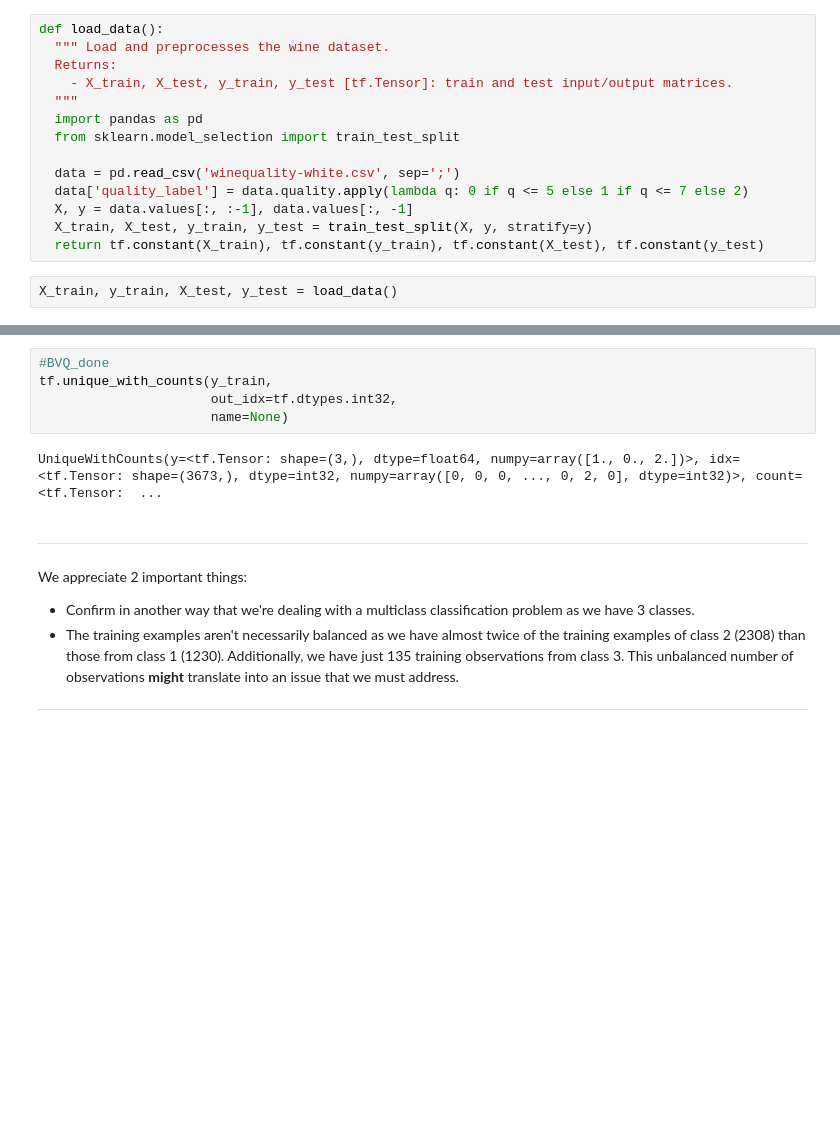
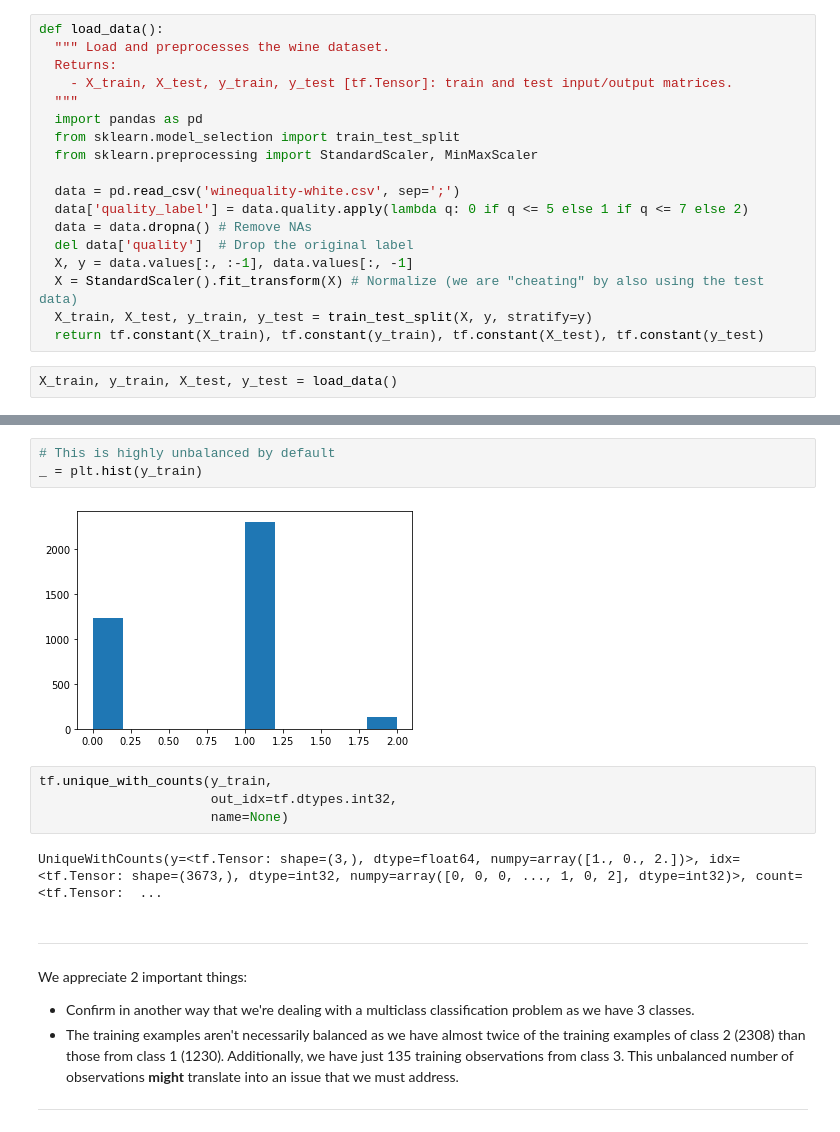
Before and after one commit to brauliovillalobos/NeuralNetworksforDataScience, a Jupyter notebook: Assignment_1_NeuralNetworkCalibration/NNDS_2022_Homework_VillalobosQuiros_Braulio_1999250.ipynb, the cells around one changed output, grey strips where cells are left out. Cells and saved outputs as stored; diff of their text form; blank space fills up the shorter version.

```diff
--- a/Assignment_1_NeuralNetworkCalibration/NNDS_2022_Homework_VillalobosQuiros_Braulio_1999250.ipynb
+++ b/Assignment_1_NeuralNetworkCalibration/NNDS_2022_Homework_VillalobosQuiros_Braulio_1999250.ipynb
@@ -60,10 +63,14 @@ def load_data():
   """
   import pandas as pd
   from sklearn.model_selection import train_test_split
+  from sklearn.preprocessing import StandardScaler, MinMaxScaler
 
   data = pd.read_csv('winequality-white.csv', sep=';')
   data['quality_label'] = data.quality.apply(lambda q: 0 if q <= 5 else 1 if q <= 7 else 2)
+  data = data.dropna() # Remove NAs
+  del data['quality']  # Drop the original label
   X, y = data.values[:, :-1], data.values[:, -1]
+  X = StandardScaler().fit_transform(X) # Normalize (we are "cheating" by also using the test data)
   X_train, X_test, y_train, y_test = train_test_split(X, y, stratify=y)
   return tf.constant(X_train), tf.constant(y_train), tf.constant(X_test), tf.constant(y_test)
 # %%
@@ -78,12 +85,16 @@ Shape of X_train: (3673, 12)
 Shape of y_train: (3673,)
 Number of classes: 3.0
+# %%
+# This is highly unbalanced by default
+_ = plt.hist(y_train)
+# %% [output]
+[figure, added]
 # %%
-#BVQ_done
 tf.unique_with_counts(y_train,
                       out_idx=tf.dtypes.int32,
                       name=None)
 # %% [output]
-UniqueWithCounts(y=<tf.Tensor: shape=(3,), dtype=float64, numpy=array([1., 0., 2.])>, idx=<tf.Tensor: shape=(3673,), dtype=int32, numpy=array([0, 0, 0, ..., 0, 2, 0], dtype=int32)>, count=<tf.Tensor:  ...
+UniqueWithCounts(y=<tf.Tensor: shape=(3,), dtype=float64, numpy=array([1., 0., 2.])>, idx=<tf.Tensor: shape=(3673,), dtype=int32, numpy=array([0, 0, 0, ..., 1, 0, 2], dtype=int32)>, count=<tf.Tensor:  ...
 # %% [markdown]
 *************
 We appreciate 2 important things:
```
Also changed, not shown: parts of 119 cells of this notebook.
